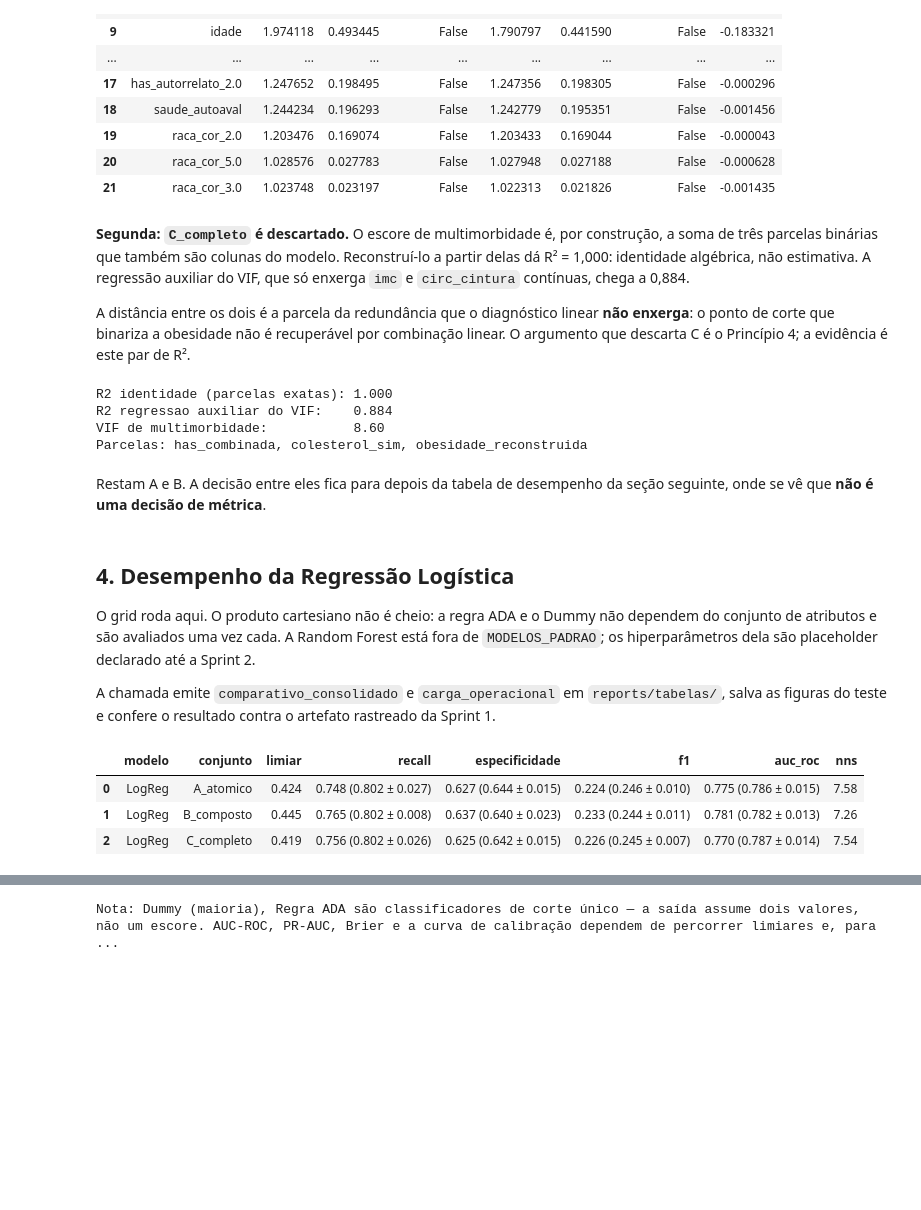
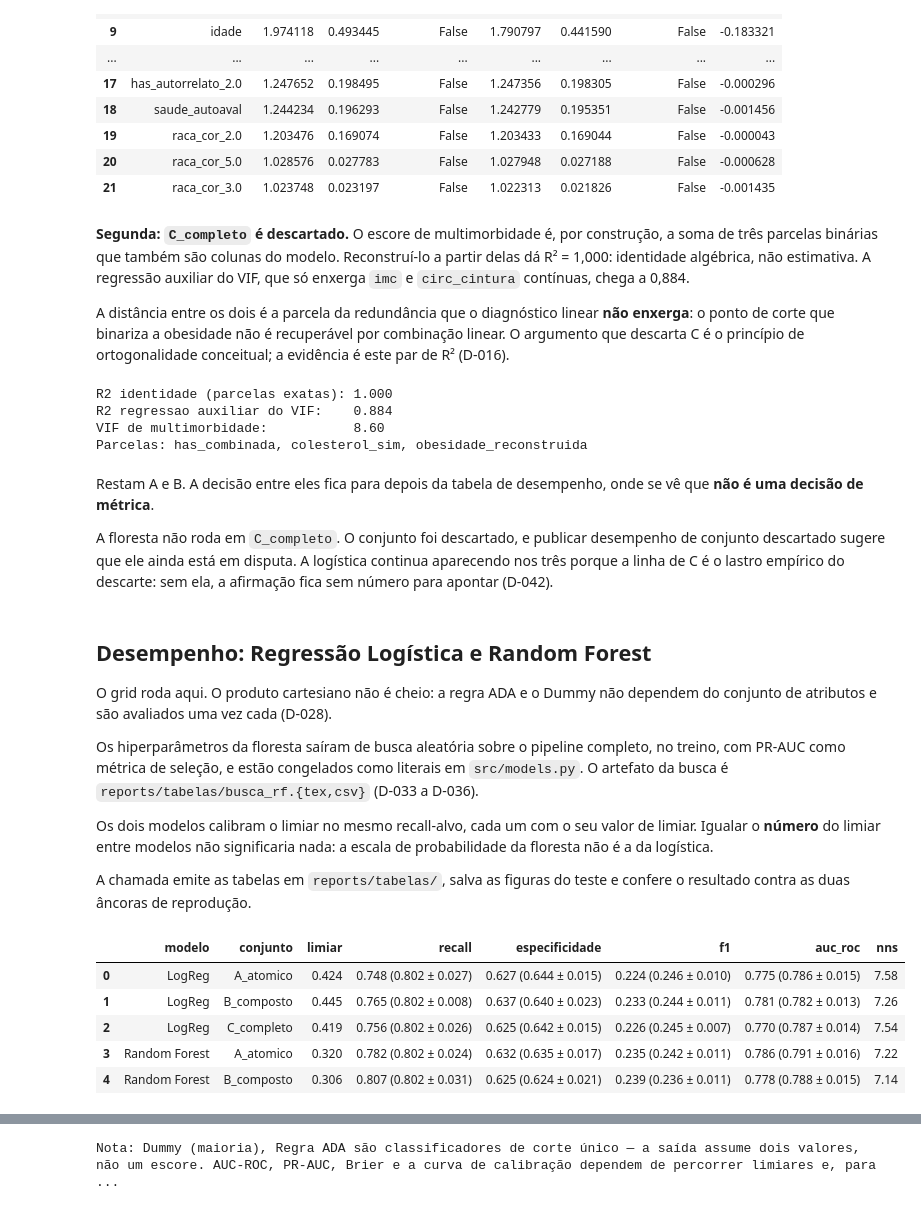
Before and after one commit to Lorenzo-Avila/hba1c-screening-pns2013, a Jupyter notebook: notebooks/03_resultados.ipynb, the cells around one changed output, grey strips where cells are left out. Cells and saved outputs as stored; diff of their text form; code cells hidden in the pictures; blank space fills up the shorter version.

```diff
--- a/notebooks/03_resultados.ipynb
+++ b/notebooks/03_resultados.ipynb
@@ -131,7 +133,7 @@ diag["ablacao_rcest"]
 # %% [markdown]
 **Segunda: `C_completo` é descartado.** O escore de multimorbidade é, por construção, a soma de três parcelas binárias que também são colunas do modelo. Reconstruí-lo a partir delas dá R² = 1,000: identidade algébrica, não estimativa. A regressão auxiliar do VIF, que só enxerga `imc` e `circ_cintura` contínuas, chega a 0,884.
 
-A distância entre os dois é a parcela da redundância que o diagnóstico linear **não enxerga**: o ponto de corte que binariza a obesidade não é recuperável por combinação linear. O argumento que descarta C é o Princípio 4; a evidência é este par de R².
+A distância entre os dois é a parcela da redundância que o diagnóstico linear **não enxerga**: o ponto de corte que binariza a obesidade não é recuperável por combinação linear. O argumento que descarta C é o princípio de ortogonalidade conceitual; a evidência é este par de R² (D-016).
 # %%
 decomposicao = diag["decomposicao_escore"]
 print(f"R2 identidade (parcelas exatas): {decomposicao['r2_identidade']:.3f}")
@@ -144,21 +146,29 @@ R2 regressao auxiliar do VIF:    0.884
 VIF de multimorbidade:           8.60
 Parcelas: has_combinada, colesterol_sim, obesidade_reconstruida
 # %% [markdown]
-Restam A e B. A decisão entre eles fica para depois da tabela de desempenho da seção seguinte, onde se vê que **não é uma decisão de métrica**.
+Restam A e B. A decisão entre eles fica para depois da tabela de desempenho, onde se vê que **não é uma decisão de métrica**.
+
+A floresta não roda em `C_completo`. O conjunto foi descartado, e publicar desempenho de conjunto descartado sugere que ele ainda está em disputa. A logística continua aparecendo nos três porque a linha de C é o lastro empírico do descarte: sem ela, a afirmação fica sem número para apontar (D-042).
 # %% [markdown]
-## 4. Desempenho da Regressão Logística
+## Desempenho: Regressão Logística e Random Forest
 
-O grid roda aqui. O produto cartesiano não é cheio: a regra ADA e o Dummy não dependem do conjunto de atributos e são avaliados uma vez cada. A Random Forest está fora de `MODELOS_PADRAO`; os hiperparâmetros dela são placeholder declarado até a Sprint 2.
+O grid roda aqui. O produto cartesiano não é cheio: a regra ADA e o Dummy não dependem do conjunto de atributos e são avaliados uma vez cada (D-028).
 
-A chamada emite `comparativo_consolidado` e `carga_operacional` em `reports/tabelas/`, salva as figuras do teste e confere o resultado contra o artefato rastreado da Sprint 1.
+Os hiperparâmetros da floresta saíram de busca aleatória sobre o pipeline completo, no treino, com PR-AUC como métrica de seleção, e estão congelados como literais em `src/models.py`. O artefato da busca é `reports/tabelas/busca_rf.{tex,csv}` (D-033 a D-036).
+
+Os dois modelos calibram o limiar no mesmo recall-alvo, cada um com o seu valor de limiar. Igualar o **número** do limiar entre modelos não significaria nada: a escala de probabilidade da floresta não é a da logística.
+
+A chamada emite as tabelas em `reports/tabelas/`, salva as figuras do teste e confere o resultado contra as duas âncoras de reprodução.
 # %%
 saida = exp.executar(particao=particao, salvar_figuras=True)
 
-logreg = [r for r in saida["resultados"] if r["modelo"] == "LogReg"]
-ev.comparar_formatado(logreg)
+calibraveis = [r for r in saida["resultados"] if r.get("limiar_calibrado", True)]
+ev.comparar_formatado(calibraveis)
 # %% [output]
 |  | modelo | conjunto | limiar | recall | especificidade | f1 | auc_roc | nns |
 | 0 | LogReg | A_atomico | 0.424 | 0.748 (0.802 ± 0.027) | 0.627 (0.644 ± 0.015) | 0.224 (0.246 ± 0.010) | 0.775 (0.786 ± 0.015) | 7.58 |
 | 1 | LogReg | B_composto | 0.445 | 0.765 (0.802 ± 0.008) | 0.637 (0.640 ± 0.023) | 0.233 (0.244 ± 0.011) | 0.781 (0.782 ± 0.013) | 7.26 |
 | 2 | LogReg | C_completo | 0.419 | 0.756 (0.802 ± 0.026) | 0.625 (0.642 ± 0.015) | 0.226 (0.245 ± 0.007) | 0.770 (0.787 ± 0.014) | 7.54 |
+| 3 | Random Forest | A_atomico | 0.320 | 0.782 (0.802 ± 0.024) | 0.632 (0.635 ± 0.017) | 0.235 (0.242 ± 0.011) | 0.786 (0.791 ± 0.016) | 7.22 |
+| 4 | Random Forest | B_composto | 0.306 | 0.807 (0.802 ± 0.031) | 0.625 (0.624 ± 0.021) | 0.239 (0.236 ± 0.011) | 0.778 (0.788 ± 0.015) | 7.14 |
 # %% [markdown]
```
Also changed, not shown: parts of 39 cells of this notebook, 8 other files.
